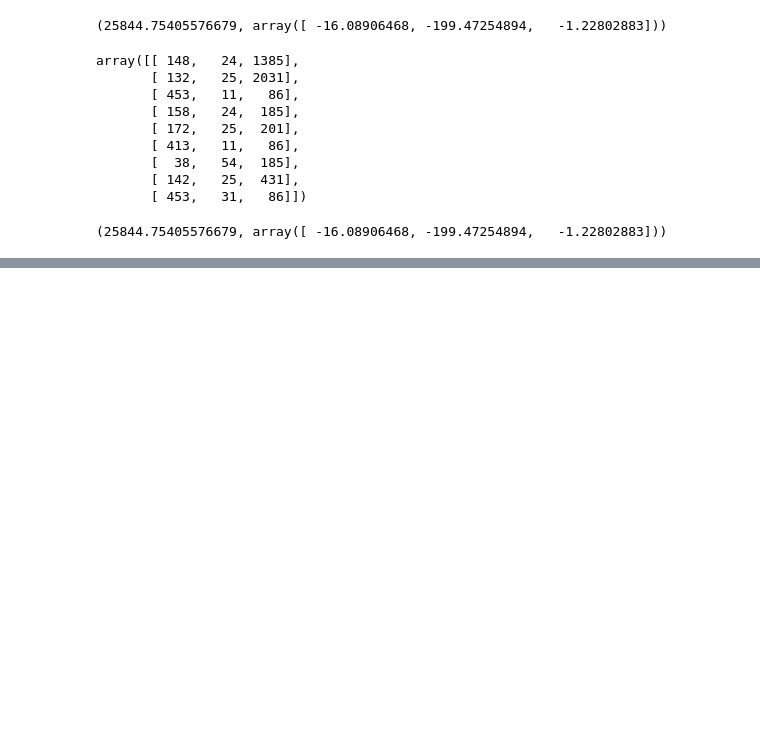
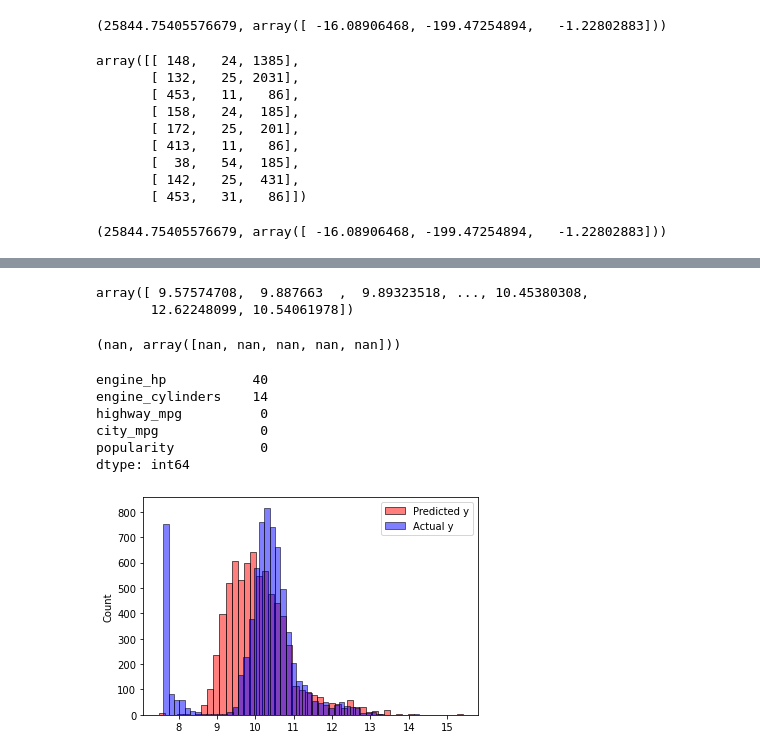
Before and after one commit to Pteus/Machine-learning, a Jupyter notebook: Zoomcamp/02 - Regression/Project.ipynb, the cells around one changed output, grey strips where cells are left out. Drawn from its saved outputs; the diff is of its cells as text; code cells hidden in the pictures; blank space fills up the shorter version.

```diff
--- a/Zoomcamp/02 - Regression/Project.ipynb
+++ b/Zoomcamp/02 - Regression/Project.ipynb
@@ -494,0 +571,32 @@ train_linear_regression(X,y)
+# %%
+y_train
+# %% [output]
+array([ 9.57574708,  9.887663  ,  9.89323518, ..., 10.45380308,
+       12.62248099, 10.54061978])
+# %%
+train_linear_regression(X_train, y_train)
+# %% [output]
+(nan, array([nan, nan, nan, nan, nan]))
+# %%
+# we have some missing values
+df_train[base].isnull().sum()
+# %% [output]
+engine_hp           40
+engine_cylinders    14
+highway_mpg          0
+city_mpg             0
+popularity           0
+dtype: int64
+# %%
+X_train = df_train[base].fillna(0).values
+# %%
+w0, w = train_linear_regression(X_train, y_train)
+# %%
+y_pred = w0 + X_train.dot(w)
+# %%
+sns.histplot(y_pred, color='red', bins = 50, alpha=0.5, label='Predicted y')
+sns.histplot(y_train, color='blue',bins = 50, alpha=0.5,label='Actual y')
+plt.legend()
+plt.show()
+# %% [output]
+[figure, added]
```
Also changed, not shown: parts of 7 cells of this notebook, 1 other file.
